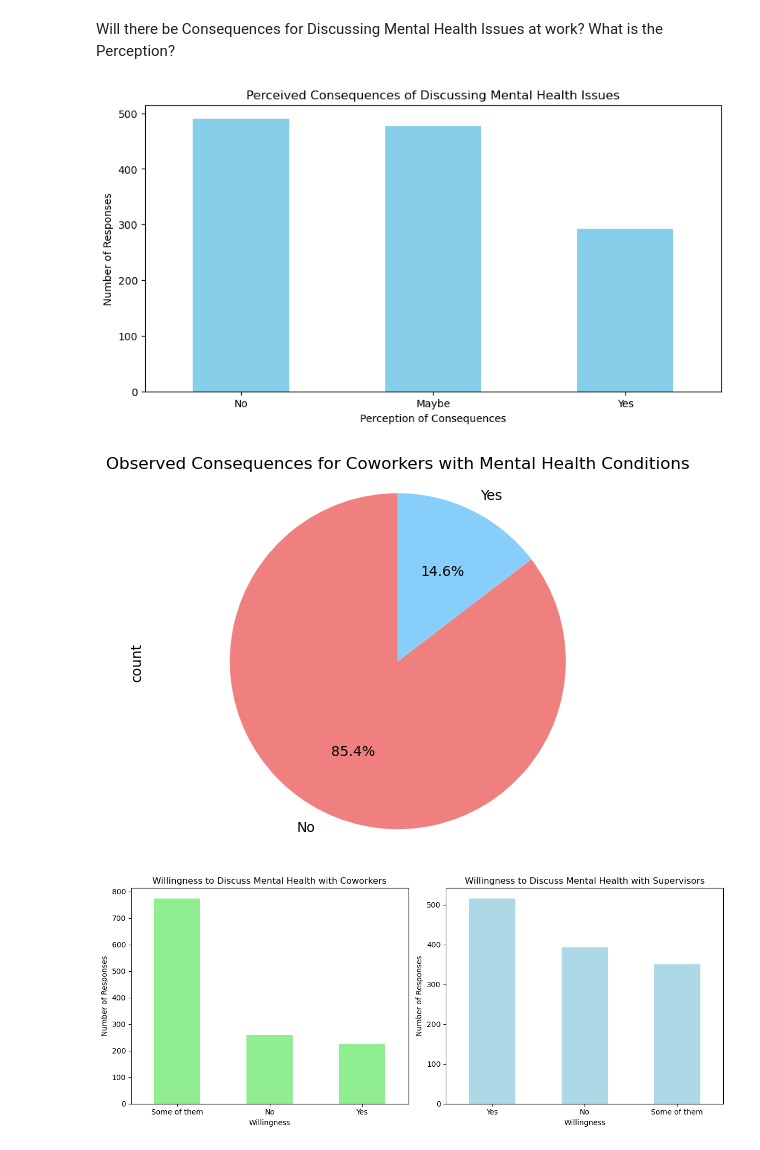
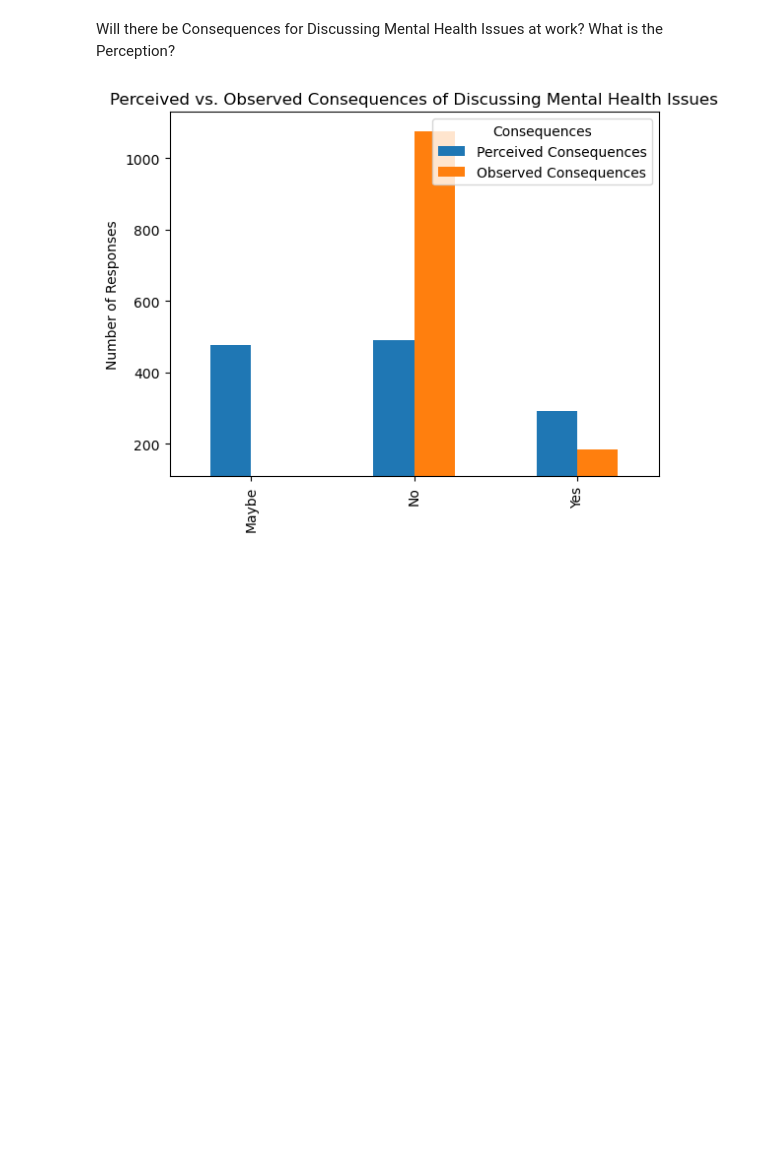
Before and after one commit to CaptDon71/Project-1-Research-Presentation, a Jupyter notebook: data_visualization.ipynb, the cells around one changed output. Saved outputs shown, nothing was run; the diff lists cells and outputs as text; code cells hidden in the pictures; blank space fills up the shorter version.

```diff
--- a/data_visualization.ipynb
+++ b/data_visualization.ipynb
@@ -100,58 +113,30 @@ plt.show()
 Will there be Consequences for Discussing Mental Health Issues at work? What is the Perception?
 # %%
 # Filter relevant data
-stigma_data = df[['mental_health_consequence', 'obs_consequence', 'coworkers', 'supervisor']]
+stigma_data = df[['mental_health_consequence', 'obs_consequence']]
 
 # Analyze Stigmatization
-# Count responses for mental health consequences
-stigma_counts = stigma_data['mental_health_consequence'].value_counts()
+# Count responses for perceived mental health consequences
+perceived_counts = stigma_data['mental_health_consequence'].value_counts()
 
-# Create a bar chart for mental health consequences
-plt.figure(figsize=(10, 5))
-stigma_counts.plot(kind='bar', color='skyblue')
-plt.title('Perceived Consequences of Discussing Mental Health Issues')
-plt.xlabel('Perception of Consequences')
-plt.ylabel('Number of Responses')
-plt.xticks(rotation=0)
-plt.show()
-
-# Analyze Observed Consequences
-# Count observed consequences for coworkers
+# Count responses for observed consequences for coworkers
 observed_counts = stigma_data['obs_consequence'].value_counts()
 
-# Create a pie chart for observed consequences
-observed_counts.plot(kind='pie', autopct='%1.1f%%', startangle=90, colors=['lightcoral', 'lightskyblue'])
-plt.title('Observed Consequences for Coworkers with Mental Health Conditions')
-plt.axis('equal')  # Equal aspect ratio ensures that pie is drawn as a circle.
+# Create a DataFrame to combine both counts for plotting
+combined_counts = pd.DataFrame({
+    'Perceived Consequences': perceived_counts,
+    'Observed Consequences': observed_counts
+}).fillna(0)  # Fill NaN with 0 for missing values
+
+# Create a grouped bar chart for perceived vs. observed consequences
+combined_counts.plot(kind='bar')
+plt.title('Perceived vs. Observed Consequences of Discussing Mental Health Issues')
+plt.ylabel('Number of Responses')
+plt.ylim(110)
+plt.legend(title='Consequences', loc='upper right')
 plt.show()
-
-# Analyze willingness to discuss with coworkers and supervisors
-willingness_counts_coworkers = stigma_data['coworkers'].value_counts()
-willingness_counts_supervisor = stigma_data['supervisor'].value_counts()
-
-# Create side-by-side bar charts for willingness to discuss
-plt.figure(figsize=(12, 5))
-
-plt.subplot(1, 2, 1)
-willingness_counts_coworkers.plot(kind='bar', color='lightgreen')
-plt.title('Willingness to Discuss Mental Health with Coworkers')
-plt.xlabel('Willingness')
-plt.ylabel('Number of Responses')
-plt.xticks(rotation=0)
-
-plt.subplot(1, 2, 2)
-willingness_counts_supervisor.plot(kind='bar', color='lightblue')
-plt.title('Willingness to Discuss Mental Health with Supervisors')
-plt.xlabel('Willingness')
-plt.ylabel('Number of Responses')
-plt.xticks(rotation=0)
-
-plt.tight_layout()
-plt.show()
 # %% [output]
-[figure, old version]
+[figure, new version]
-[figure, removed]
-[figure, removed]
 # %%
 # Drop NaN values in relevant columns
 mental_health_columns = ['remote_work', 'treatment', 'work_interfere', 'coworkers', 'supervisor']
```
Also changed, not shown: parts of 5 cells of this notebook.
